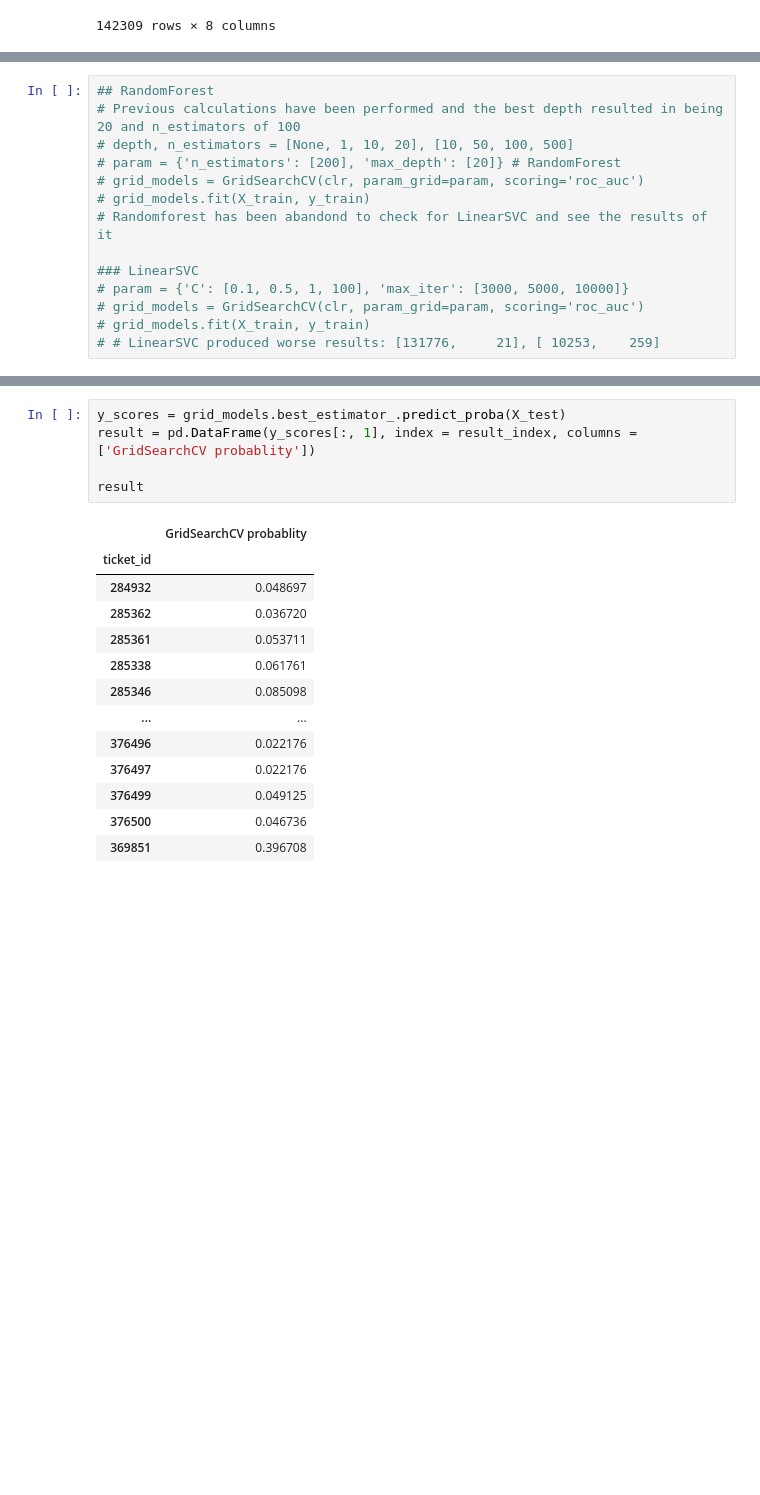
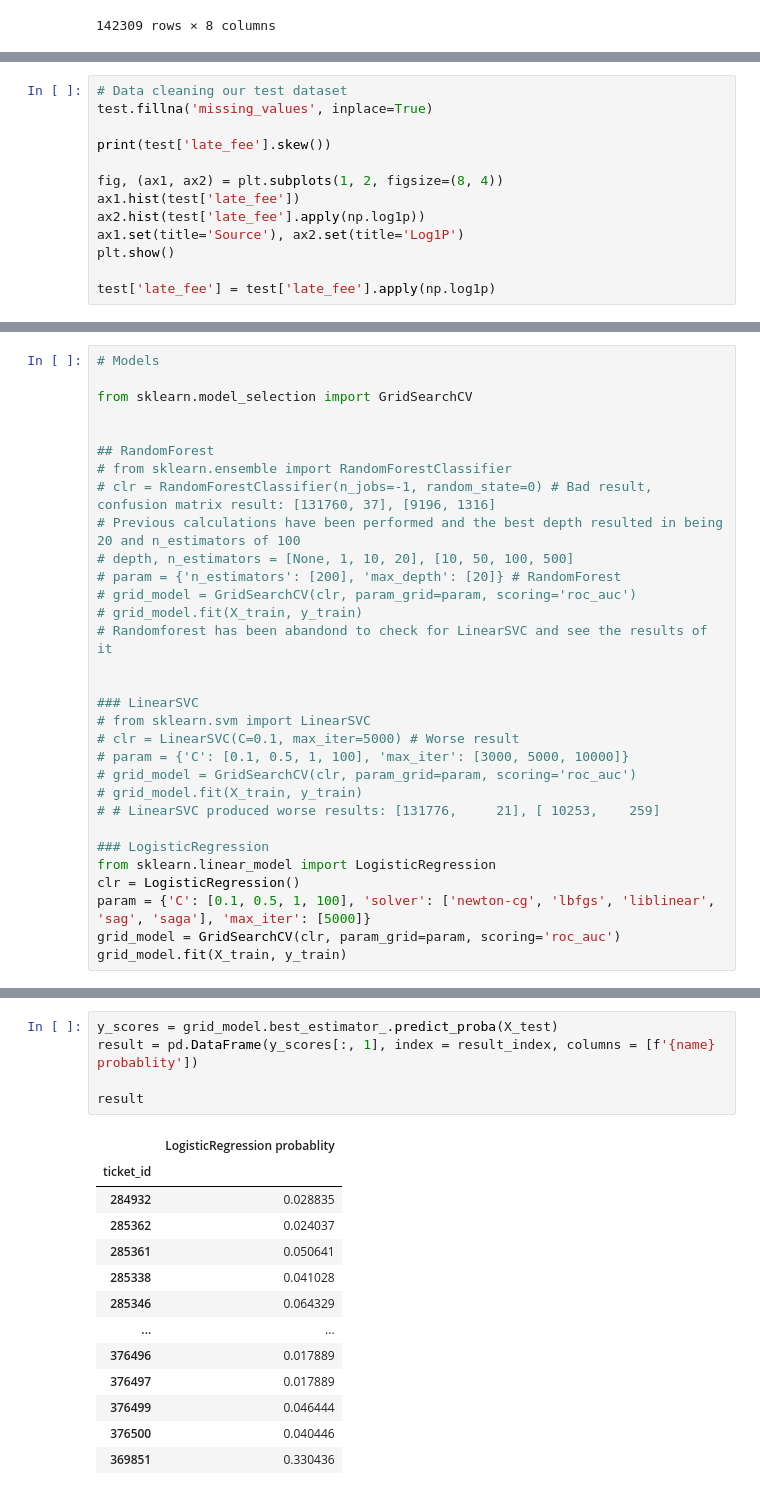
Before and after one commit to akmalsoliev/Fine_payment_prediction, a Jupyter notebook: Chicago Fine Payment Predict.ipynb, the cells around one changed output, grey strips where cells are left out. Drawn from its saved outputs; the diff is of its cells as text; blank space fills up the shorter version.

```diff
--- a/Chicago Fine Payment Predict.ipynb
+++ b/Chicago Fine Payment Predict.ipynb
@@ -87,0 +113,13 @@ clr = RandomForestClassifier(n_jobs=-1, random_state=0) # Bad result, confusion
+# %%
+# Data cleaning our test dataset
+test.fillna('missing_values', inplace=True)
+
+print(test['late_fee'].skew())
+
+fig, (ax1, ax2) = plt.subplots(1, 2, figsize=(8, 4))
+ax1.hist(test['late_fee'])
+ax2.hist(test['late_fee'].apply(np.log1p))
+ax1.set(title='Source'), ax2.set(title='Log1P')
+plt.show()
+
+test['late_fee'] = test['late_fee'].apply(np.log1p)
@@ -104,14 +148,31 @@ matrix([[  0.,   0.,   0., ...,  20.,  10.,  20.],
 # %%
+# Models
+
+from sklearn.model_selection import GridSearchCV
+
+
 ## RandomForest
+# from sklearn.ensemble import RandomForestClassifier
+# clr = RandomForestClassifier(n_jobs=-1, random_state=0) # Bad result, confusion matrix result: [131760, 37], [9196, 1316]
 # Previous calculations have been performed and the best depth resulted in being 20 and n_estimators of 100
 # depth, n_estimators = [None, 1, 10, 20], [10, 50, 100, 500]
 # param = {'n_estimators': [200], 'max_depth': [20]} # RandomForest
-# grid_models = GridSearchCV(clr, param_grid=param, scoring='roc_auc')
-# grid_models.fit(X_train, y_train)
+# grid_model = GridSearchCV(clr, param_grid=param, scoring='roc_auc')
+# grid_model.fit(X_train, y_train)
 # Randomforest has been abandond to check for LinearSVC and see the results of it
 
+
 ### LinearSVC
+# from sklearn.svm import LinearSVC
+# clr = LinearSVC(C=0.1, max_iter=5000) # Worse result
 # param = {'C': [0.1, 0.5, 1, 100], 'max_iter': [3000, 5000, 10000]}
-# grid_models = GridSearchCV(clr, param_grid=param, scoring='roc_auc')
-# grid_models.fit(X_train, y_train)
+# grid_model = GridSearchCV(clr, param_grid=param, scoring='roc_auc')
+# grid_model.fit(X_train, y_train)
 # # LinearSVC produced worse results: [131776,     21], [ 10253,    259]
+
+### LogisticRegression
+from sklearn.linear_model import LogisticRegression
+clr = LogisticRegression()
+param = {'C': [0.1, 0.5, 1, 100], 'solver': ['newton-cg', 'lbfgs', 'liblinear', 'sag', 'saga'], 'max_iter': [5000]}
+grid_model = GridSearchCV(clr, param_grid=param, scoring='roc_auc')
+grid_model.fit(X_train, y_train)
@@ -144,20 +229,20 @@ array([[131760,     37],
 # %%
-y_scores = grid_models.best_estimator_.predict_proba(X_test)
-result = pd.DataFrame(y_scores[:, 1], index = result_index, columns = ['GridSearchCV probablity'])
+y_scores = grid_model.best_estimator_.predict_proba(X_test)
+result = pd.DataFrame(y_scores[:, 1], index = result_index, columns = [f'{name} probablity'])
 
 result
 # %% [output]
-|  | GridSearchCV probablity |
+|  | LogisticRegression probablity |
 | ticket_id |  |
-| 284932 | 0.048697 |
-| 285362 | 0.036720 |
-| 285361 | 0.053711 |
-| 285338 | 0.061761 |
-| 285346 | 0.085098 |
+| 284932 | 0.028835 |
+| 285362 | 0.024037 |
+| 285361 | 0.050641 |
+| 285338 | 0.041028 |
+| 285346 | 0.064329 |
 | ... | ... |
-| 376496 | 0.022176 |
-| 376497 | 0.022176 |
-| 376499 | 0.049125 |
-| 376500 | 0.046736 |
-| 369851 | 0.396708 |
+| 376496 | 0.017889 |
+| 376497 | 0.017889 |
+| 376499 | 0.046444 |
+| 376500 | 0.040446 |
+| 369851 | 0.330436 |
 61001 rows × 1 columns
```
Also changed, not shown: parts of 12 cells of this notebook, 3 other files.
